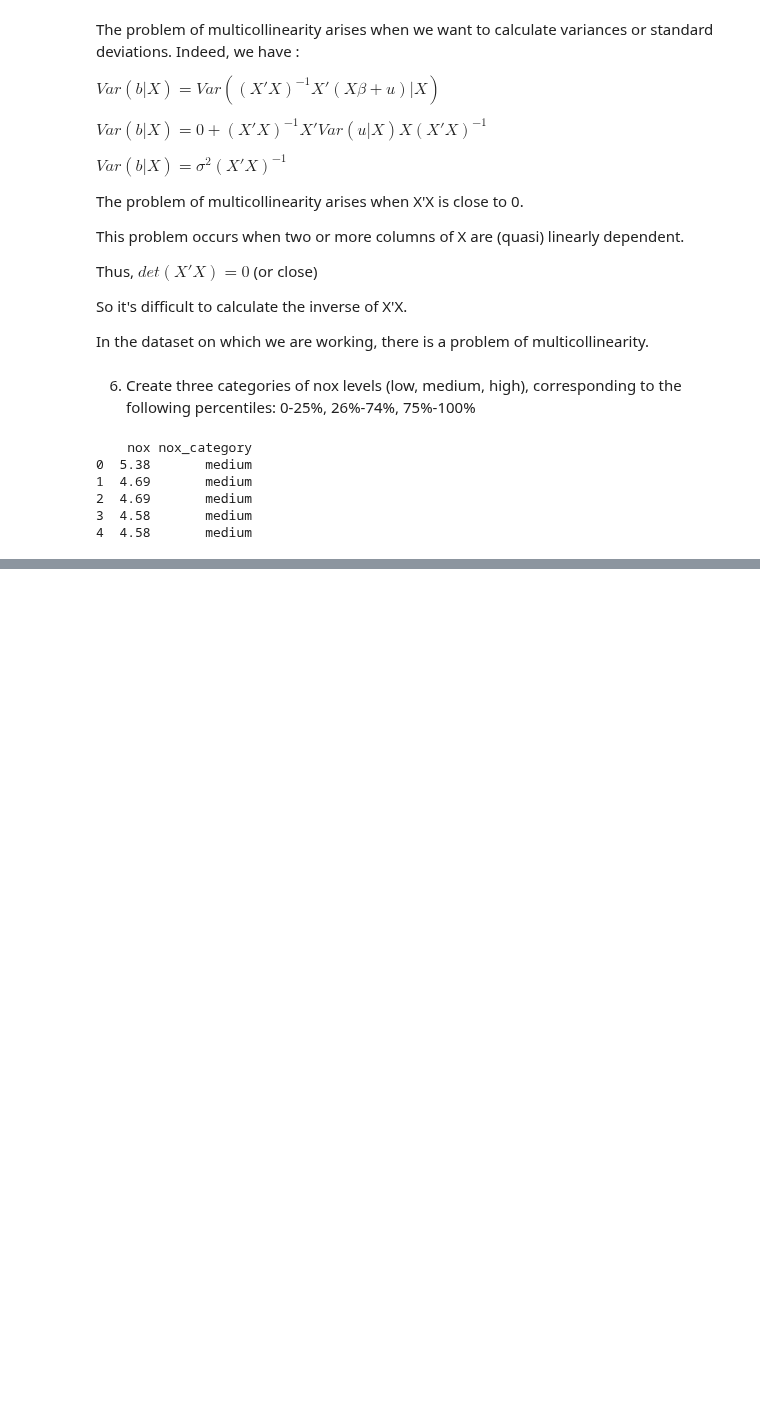
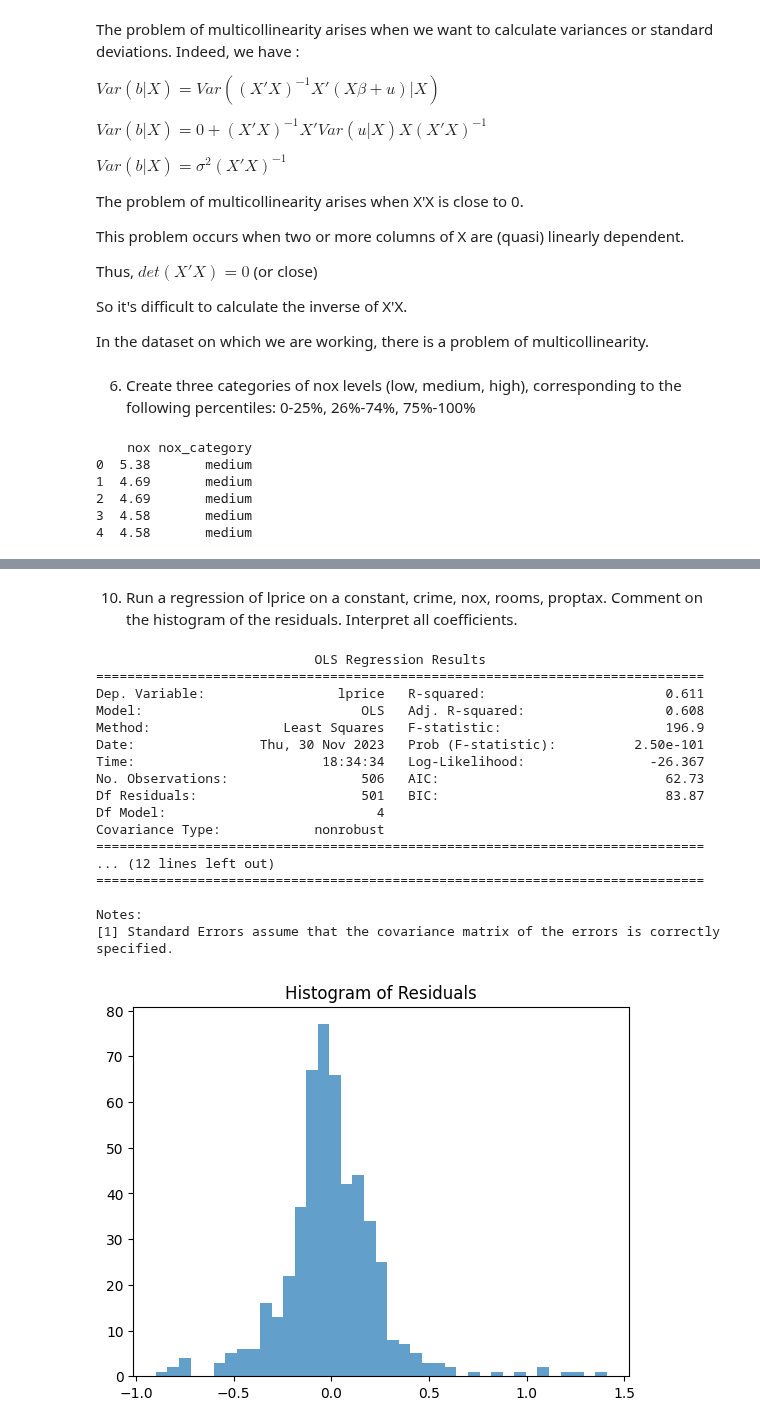
Before and after one commit to KamOsiris/Econometrics_project, a Jupyter notebook: econometrics_project.ipynb, the cells around one changed output, grey strips where cells are left out. Cells and saved outputs as stored; diff of their text form; code cells hidden in the pictures; blank space fills up the shorter version.

```diff
--- a/econometrics_project.ipynb
+++ b/econometrics_project.ipynb
@@ -158,0 +216,33 @@ print(df[['nox', 'nox_category']].head())
+# %% [markdown]
+10) Run a regression of lprice on a constant, crime, nox, rooms, proptax. Comment on the histogram of the residuals. Interpret all coefficients.
+# %%
+df['constant'] = 1
+X = df[['constant', 'crime', 'nox', 'rooms', 'proptax']]
+Y = df['lprice']
+model = sm.OLS(Y, X)
+results = model.fit()
+print(results.summary())
+residuals = results.resid
+
+plt.hist(residuals, bins='auto', alpha=0.7)
+plt.title('Histogram of Residuals')
+plt.show()
+# %% [output]
+                            OLS Regression Results
+==============================================================================
+Dep. Variable:                 lprice   R-squared:                       0.611
+Model:                            OLS   Adj. R-squared:                  0.608
+Method:                 Least Squares   F-statistic:                     196.9
+Date:                Thu, 30 Nov 2023   Prob (F-statistic):          2.50e-101
+Time:                        18:34:34   Log-Likelihood:                -26.367
+No. Observations:                 506   AIC:                             62.73
+Df Residuals:                     501   BIC:                             83.87
+Df Model:                           4
+Covariance Type:            nonrobust
+==============================================================================
+... (12 lines left out)
+==============================================================================
+
+Notes:
+[1] Standard Errors assume that the covariance matrix of the errors is correctly specified.
+[figure, added]
```
Also changed, not shown: parts of 12 cells of this notebook.
